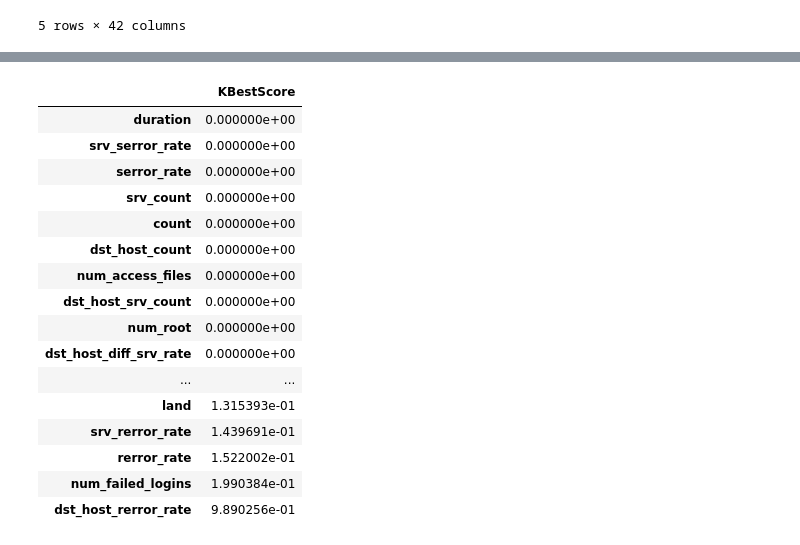
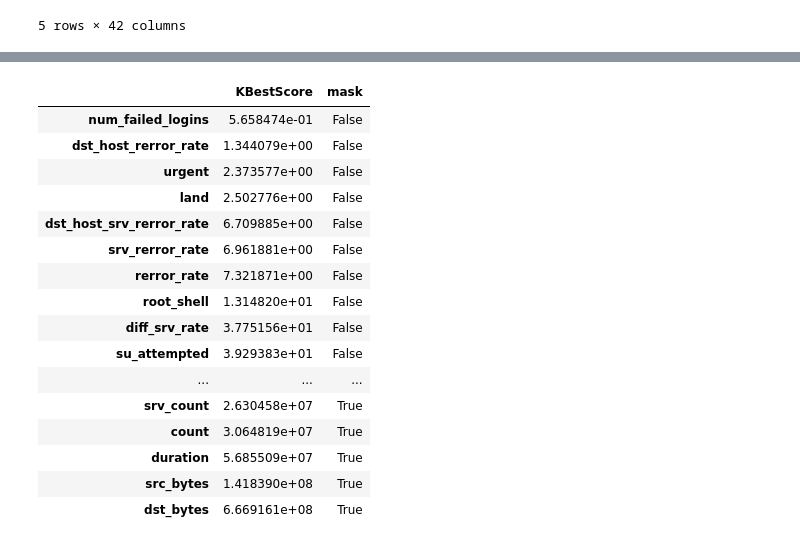
Before and after one commit to mueller91/kdd99, a Jupyter notebook: KDD99.ipynb, the cells around one changed output, grey strips where cells are left out. Saved outputs shown, nothing was run; the diff lists cells and outputs as text; code cells hidden in the pictures.

```diff
--- a/KDD99.ipynb
+++ b/KDD99.ipynb
@@ -107,34 +107,40 @@ X_train.head()
 5 rows × 39 columns
 # %%
 # Select K best
-sel = SelectKBest(chi2, k=6)
+sel = SelectKBest(chi2, k=12)
 sel.fit(X_train, Y_train)
 
 # remove "label" from cols if present
 try:
     cols.remove("label")
 except:
     pass
 
-# print the score values
-scores = sel.pvalues_
+# print the score values. SelectKBest selects the features with the LOWEST score!!
+# ANOVA: H_0 is: samples x_i and z_i come from common distribution => thus, if i know value of x_1, i may know z_1
+# scores are better if greater, p-values are better if smaller
+# The p-value of a feature selection score indicates the probability that this score or a higher score would be obtained if this variable showed no interaction with the target.
+scores = sel.scores_
 r = pd.DataFrame(scores, index=cols, columns=["KBestScore"])
-r.sort_values(ascending="True", by="KBestScore")
+# r.sort_values(ascending="True", by="KBestScore")
+r["mask"] = sel.get_support()
+r = r.sort_values("KBestScore")
+r
 # %% [output]
-|  | KBestScore |
-| duration | 0.000000e+00 |
-| srv_serror_rate | 0.000000e+00 |
-| serror_rate | 0.000000e+00 |
-| srv_count | 0.000000e+00 |
-| count | 0.000000e+00 |
-| dst_host_count | 0.000000e+00 |
-| num_access_files | 0.000000e+00 |
-| dst_host_srv_count | 0.000000e+00 |
-| num_root | 0.000000e+00 |
-| dst_host_diff_srv_rate | 0.000000e+00 |
-| ... | ... |
-| land | 1.315393e-01 |
-| srv_rerror_rate | 1.439691e-01 |
-| rerror_rate | 1.522002e-01 |
-| num_failed_logins | 1.990384e-01 |
-| dst_host_rerror_rate | 9.890256e-01 |
+|  | KBestScore | mask |
+| num_failed_logins | 5.658474e-01 | False |
+| dst_host_rerror_rate | 1.344079e+00 | False |
+| urgent | 2.373577e+00 | False |
+| land | 2.502776e+00 | False |
+| dst_host_srv_rerror_rate | 6.709885e+00 | False |
+| srv_rerror_rate | 6.961881e+00 | False |
+| rerror_rate | 7.321871e+00 | False |
+| root_shell | 1.314820e+01 | False |
+| diff_srv_rate | 3.775156e+01 | False |
+| su_attempted | 3.929383e+01 | False |
+| ... | ... | ... |
+| srv_count | 2.630458e+07 | True |
+| count | 3.064819e+07 | True |
+| duration | 5.685509e+07 | True |
+| src_bytes | 1.418390e+08 | True |
+| dst_bytes | 6.669161e+08 | True |
```
Also changed, not shown: parts of 3 cells of this notebook, 1 other file.
